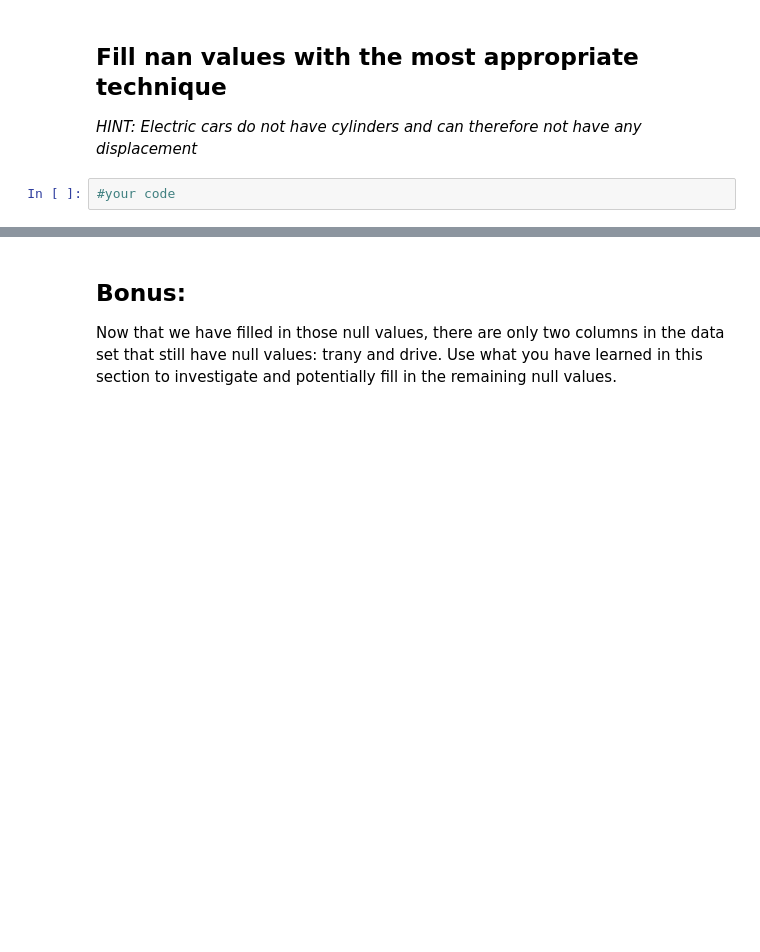
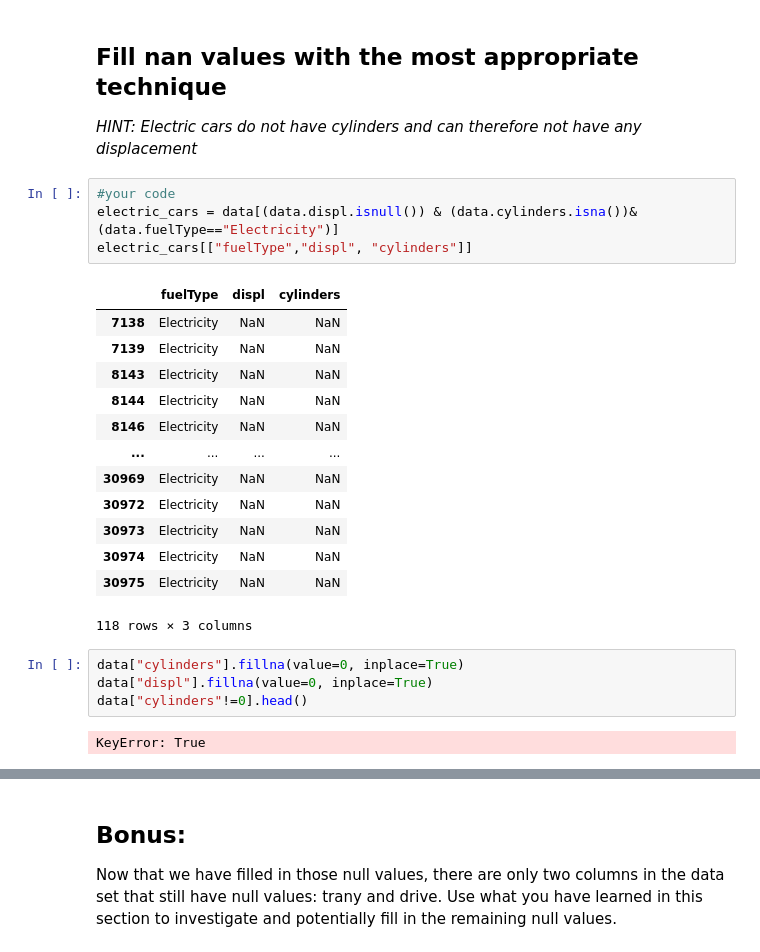
Before and after one commit to Ironhack-Data-Madrid-Marzo-2022/2.4-lab-data-cleaning, a Jupyter notebook: your-code/main.ipynb, the cells around one changed output, grey strips where cells are left out. Saved outputs shown, nothing was run; the diff lists cells and outputs as text; blank space fills up the shorter version.

```diff
--- a/your-code/main.ipynb
+++ b/your-code/main.ipynb
@@ -150,5 +155,27 @@ Keep only the columns you think are useful
 # %% [markdown]
 ## Fill nan values with the most appropriate technique
 *HINT: Electric cars do not have cylinders and can therefore not have any displacement*
-# %%
-#your code
+# %%
+#your code
+electric_cars = data[(data.displ.isnull()) & (data.cylinders.isna())&(data.fuelType=="Electricity")]
+electric_cars[["fuelType","displ", "cylinders"]]
+# %% [output]
+|  | fuelType | displ | cylinders |
+| 7138 | Electricity | NaN | NaN |
+| 7139 | Electricity | NaN | NaN |
+| 8143 | Electricity | NaN | NaN |
+| 8144 | Electricity | NaN | NaN |
+| 8146 | Electricity | NaN | NaN |
+| ... | ... | ... | ... |
+| 30969 | Electricity | NaN | NaN |
+| 30972 | Electricity | NaN | NaN |
+| 30973 | Electricity | NaN | NaN |
+| 30974 | Electricity | NaN | NaN |
+| 30975 | Electricity | NaN | NaN |
+118 rows × 3 columns
+# %%
+data["cylinders"].fillna(value=0, inplace=True)
+data["displ"].fillna(value=0, inplace=True)
+data["cylinders"!=0].head()
+# %% [output]
+KeyError: True
```
Also changed, not shown: parts of 2 cells of this notebook.
